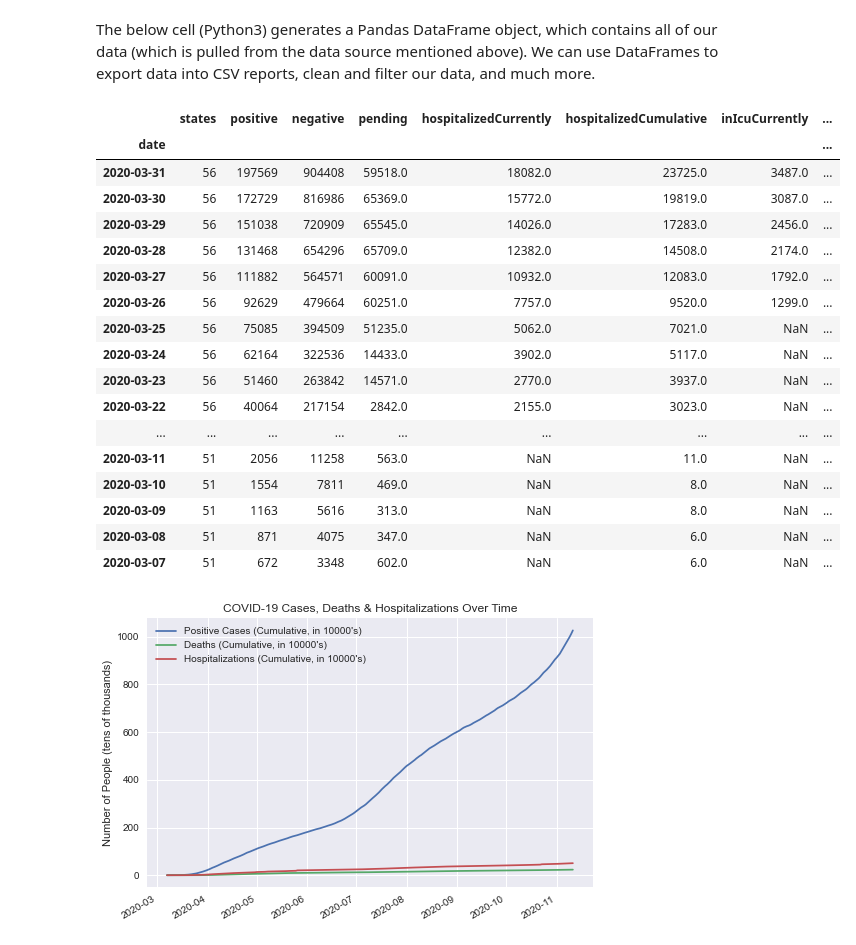
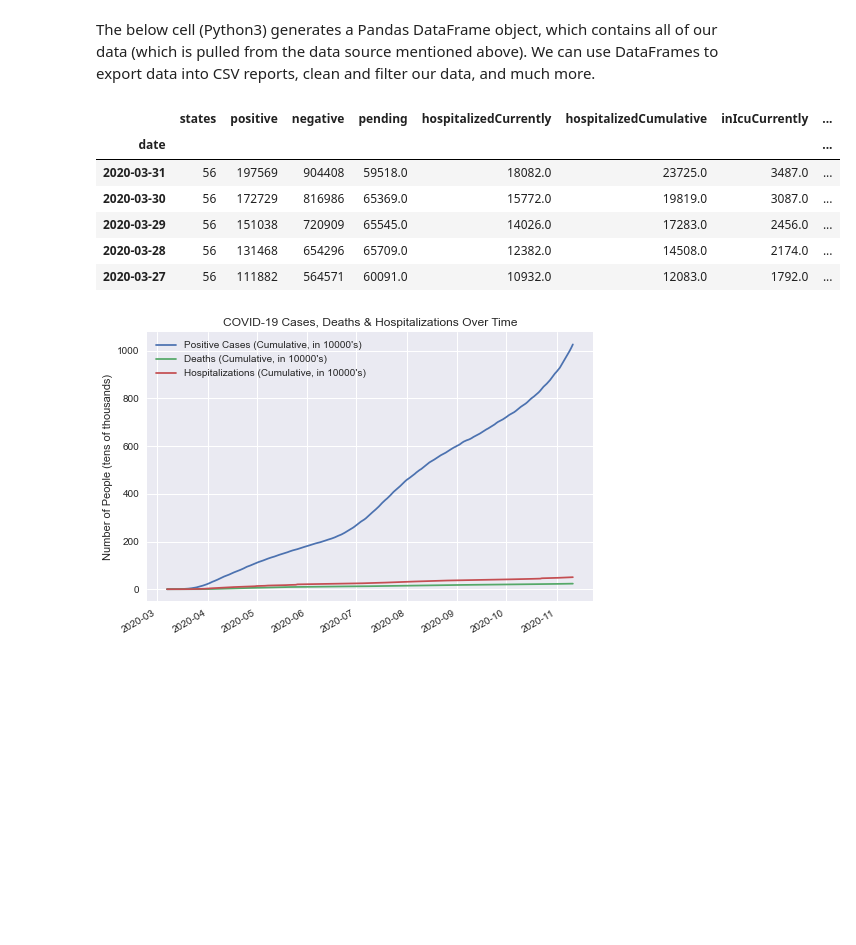
Before and after one commit to edubu2/COVID-19, a Jupyter notebook: api-explore.ipynb, the cells around one changed output. Drawn from its saved outputs; the diff is of its cells as text; code cells hidden in the pictures; blank space fills up the shorter version.

```diff
--- a/api-explore.ipynb
+++ b/api-explore.ipynb
@@ -23,45 +23,34 @@ data_json = response.content
 
 # pull json data into Pandas DataFrame, update date format & use date as index column
 usa_covid_daily_df = pd.read_json(data_json)
 date_format = '%Y%m%d'
 usa_covid_daily_df['date'] = pd.to_datetime(usa_covid_daily_df['date'], format=date_format)
 usa_covid_daily_df.set_index('date', inplace=True)
 
 # Drop columns marked as "Deprecated" by the source.
 depr_columns = ['lastModified', 'total', 'dateChecked', 'hospitalized', 'posNeg', 'hash']
 usa_covid_daily_df.drop(columns=depr_columns, inplace=True)
 
 # Delete dates where the num. states reporting < 50 (last date with < 50 states reporting was March 6, 2020)
 filt = (usa_covid_daily_df['states'] < 50)
 usa_covid_daily_df = usa_covid_daily_df.drop(index=usa_covid_daily_df[filt].index)
 
 # Print to Excel with filename equal to latest date contained in dataset
 # get latest date in DF
 # latest_date = str(max(usa_covid_daily_df.index.values))
 # filname = "csv_extracts/usa_historical/usa_covid_daily_{}.csv".format(latest_date)
 # usa_covid_daily_df.to_csv('csv_extracts/usa_historical/usa_covid_daily_2020-11-11.csv')
 
 # view df
-usa_covid_daily_df.loc['2020-03']
+usa_covid_daily_df.loc['2020-03'].head(5)
 # %% [output]
 |  | states | positive | negative | pending | hospitalizedCurrently | hospitalizedCumulative | inIcuCurrently | ... |
 | date |  |  |  |  |  |  |  | ... |
 | 2020-03-31 | 56 | 197569 | 904408 | 59518.0 | 18082.0 | 23725.0 | 3487.0 | ... |
 | 2020-03-30 | 56 | 172729 | 816986 | 65369.0 | 15772.0 | 19819.0 | 3087.0 | ... |
 | 2020-03-29 | 56 | 151038 | 720909 | 65545.0 | 14026.0 | 17283.0 | 2456.0 | ... |
 | 2020-03-28 | 56 | 131468 | 654296 | 65709.0 | 12382.0 | 14508.0 | 2174.0 | ... |
 | 2020-03-27 | 56 | 111882 | 564571 | 60091.0 | 10932.0 | 12083.0 | 1792.0 | ... |
-| 2020-03-26 | 56 | 92629 | 479664 | 60251.0 | 7757.0 | 9520.0 | 1299.0 | ... |
-| 2020-03-25 | 56 | 75085 | 394509 | 51235.0 | 5062.0 | 7021.0 | NaN | ... |
-| 2020-03-24 | 56 | 62164 | 322536 | 14433.0 | 3902.0 | 5117.0 | NaN | ... |
-| 2020-03-23 | 56 | 51460 | 263842 | 14571.0 | 2770.0 | 3937.0 | NaN | ... |
-| 2020-03-22 | 56 | 40064 | 217154 | 2842.0 | 2155.0 | 3023.0 | NaN | ... |
-| ... | ... | ... | ... | ... | ... | ... | ... | ... |
-| 2020-03-11 | 51 | 2056 | 11258 | 563.0 | NaN | 11.0 | NaN | ... |
-| 2020-03-10 | 51 | 1554 | 7811 | 469.0 | NaN | 8.0 | NaN | ... |
-| 2020-03-09 | 51 | 1163 | 5616 | 313.0 | NaN | 8.0 | NaN | ... |
-| 2020-03-08 | 51 | 871 | 4075 | 347.0 | NaN | 6.0 | NaN | ... |
-| 2020-03-07 | 51 | 672 | 3348 | 602.0 | NaN | 6.0 | NaN | ... |
 # %%
 plt.style.use('seaborn') # define general style of chart
 
```
